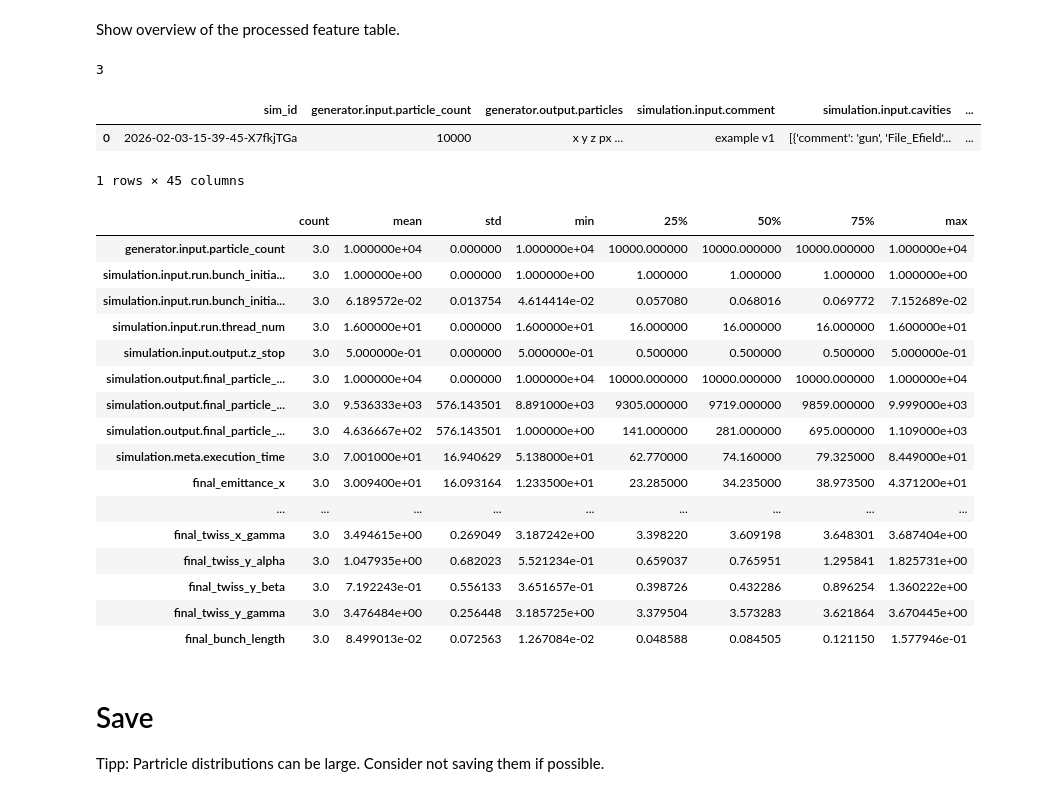
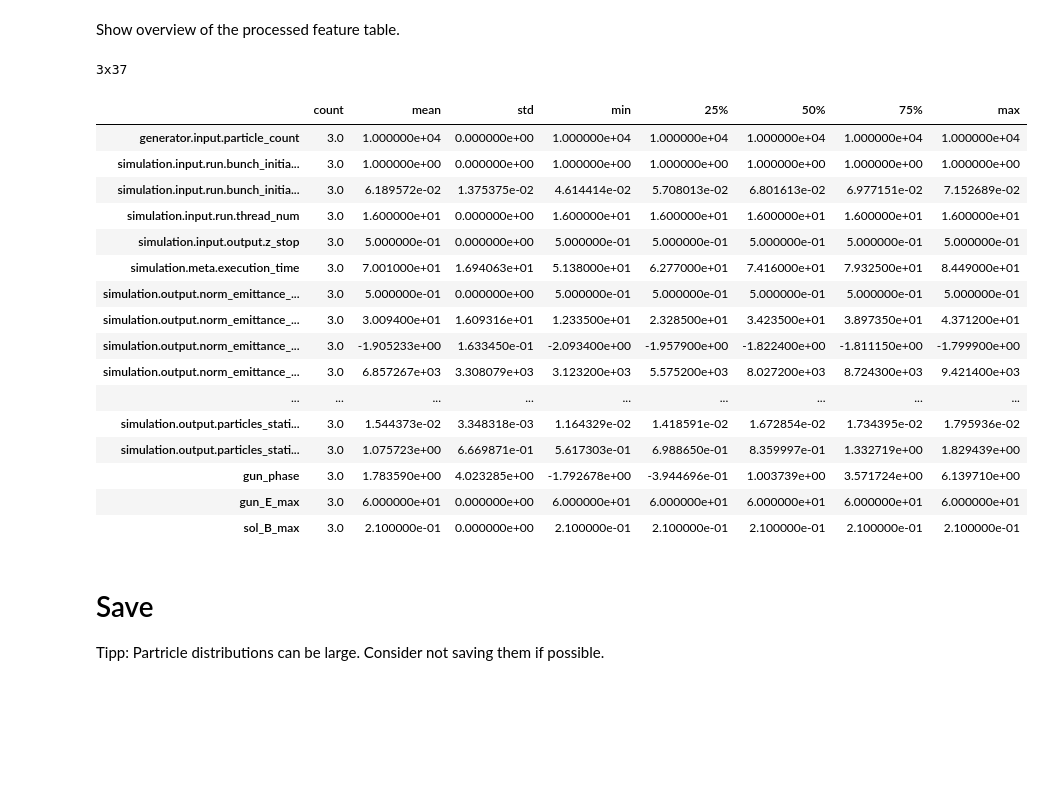
Before and after one commit to Kwasniok/astra-web, a Jupyter notebook: example/2_create_feature_table.ipynb, the cells around one changed output. Cells and saved outputs as stored; diff of their text form; code cells hidden in the pictures; blank space fills up the shorter version.

Commit message:
Chang example
simplification for more clarity

```diff
--- a/example/2_create_feature_table.ipynb
+++ b/example/2_create_feature_table.ipynb
@@ -180,22 +180,9 @@ body = {
         #
         # simulation output:
         # Note: These statistics are based on the ASTRA tables.
-        # "simulation.output.norm_emittance_table_x.z",
-        # "simulation.output.norm_emittance_table_x.position_mean",
-        # "simulation.output.norm_emittance_table_x.position_rms",
-        # "simulation.output.norm_emittance_table_x.angle_rms",
+        "simulation.output.norm_emittance_table_x.z",
         "simulation.output.norm_emittance_table_x.emittance_normalized",
         "simulation.output.norm_emittance_table_x.correlation",
-        # "simulation.output.norm_emittance_table_y.z",
-        # "simulation.output.norm_emittance_table_y.position_mean",
-        # "simulation.output.norm_emittance_table_y.position_rms",
-        # "simulation.output.norm_emittance_table_y.angle_rms",
-        "simulation.output.norm_emittance_table_y.emittance_normalized",
-        "simulation.output.norm_emittance_table_y.correlation",
-        # "simulation.output.norm_emittance_table_z.z",
-        # "simulation.output.norm_emittance_table_z.E_kin",
-        # "simulation.output.norm_emittance_table_z.position_mean",
-        # "simulation.output.norm_emittance_table_z.energy_spread_rms",
         "simulation.output.norm_emittance_table_z.emittance_normalized",
         "simulation.output.norm_emittance_table_z.correlation",
         "simulation.output.norm_emittance_table_z.E_kin",
@@ -203,14 +190,14 @@ body = {
         #
         # simulation output particle distributions:
         # Note: These statistics are based on the ASTRA particle files based via openPMD-beamphysics analysis and an alternative to the built-in ASTRA tables.
-        # WARNING: Accessing the particles can take a long time and use a lot of memory! Requesting statistics only is recommended.
+        # # WARNING: Accessing the particles can take a long time and use a lot of memory! Requesting statistics only is recommended.
         "simulation.output.particles",
         "simulation.output.particles_statistics.norm_emit_4d",
         "simulation.output.particles_statistics.std_z",
         "simulation.output.particles_statistics.twiss_alpha_x",
-        #
-        # simulation meta information:
-        # WARNING: Loading this meta data takes more time, esp. for large ASTRA .out and .log files
+        # #
+        # # simulation meta information:
+        # # WARNING: Loading this meta data takes more time, esp. for large ASTRA .out and .log files
         "simulation.meta.warnings",
         "simulation.meta.execution_time",
         "simulation.meta.cavity_auto_phasing",
@@ -586,31 +468,27 @@ def remove_outliers(df, column, min_value=None, max_value=None):
 # %% [markdown]
 Show overview of the processed feature table.
 # %%
-print(len(features))
-display(features[:1])
+print(f"{len(features)}x{len(features.columns)}")
 display(features.describe().transpose())
 # %% [output]
-3
+3x37
-|  | sim_id | generator.input.particle_count | generator.output.particles | simulation.input.comment | simulation.input.cavities | ... |
-| 0 | 2026-02-03-15-39-45-X7fkjTGa | 10000 | x y z px ... | example v1 | [{'comment': 'gun', 'File_Efield'... | ... |
+|  | count | mean | std | min | 25% | 50% | 75% | max |
+| generator.input.particle_count | 3.0 | 1.000000e+04 | 0.000000e+00 | 1.000000e+04 | 1.000000e+04 | 1.000000e+04 | 1.000000e+04 | 1.000000e+04 |
+| simulation.input.run.bunch_initia... | 3.0 | 1.000000e+00 | 0.000000e+00 | 1.000000e+00 | 1.000000e+00 | 1.000000e+00 | 1.000000e+00 | 1.000000e+00 |
+| simulation.input.run.bunch_initia... | 3.0 | 6.189572e-02 | 1.375375e-02 | 4.614414e-02 | 5.708013e-02 | 6.801613e-02 | 6.977151e-02 | 7.152689e-02 |
+| simulation.input.run.thread_num | 3.0 | 1.600000e+01 | 0.000000e+00 | 1.600000e+01 | 1.600000e+01 | 1.600000e+01 | 1.600000e+01 | 1.600000e+01 |
+| simulation.input.output.z_stop | 3.0 | 5.000000e-01 | 0.000000e+00 | 5.000000e-01 | 5.000000e-01 | 5.000000e-01 | 5.000000e-01 | 5.000000e-01 |
+| simulation.meta.execution_time | 3.0 | 7.001000e+01 | 1.694063e+01 | 5.138000e+01 | 6.277000e+01 | 7.416000e+01 | 7.932500e+01 | 8.449000e+01 |
+| simulation.output.norm_emittance_... | 3.0 | 5.000000e-01 | 0.000000e+00 | 5.000000e-01 | 5.000000e-01 | 5.000000e-01 | 5.000000e-01 | 5.000000e-01 |
+| simulation.output.norm_emittance_... | 3.0 | 3.009400e+01 | 1.609316e+01 | 1.233500e+01 | 2.328500e+01 | 3.423500e+01 | 3.897350e+01 | 4.371200e+01 |
+| simulation.output.norm_emittance_... | 3.0 | -1.905233e+00 | 1.633450e-01 | -2.093400e+00 | -1.957900e+00 | -1.822400e+00 | -1.811150e+00 | -1.799900e+00 |
+| simulation.output.norm_emittance_... | 3.0 | 6.857267e+03 | 3.308079e+03 | 3.123200e+03 | 5.575200e+03 | 8.027200e+03 | 8.724300e+03 | 9.421400e+03 |
+| ... | ... | ... | ... | ... | ... | ... | ... | ... |
+| simulation.output.particles_stati... | 3.0 | 1.544373e-02 | 3.348318e-03 | 1.164329e-02 | 1.418591e-02 | 1.672854e-02 | 1.734395e-02 | 1.795936e-02 |
+| simulation.output.particles_stati... | 3.0 | 1.075723e+00 | 6.669871e-01 | 5.617303e-01 | 6.988650e-01 | 8.359997e-01 | 1.332719e+00 | 1.829439e+00 |
+| gun_phase | 3.0 | 1.783590e+00 | 4.023285e+00 | -1.792678e+00 | -3.944696e-01 | 1.003739e+00 | 3.571724e+00 | 6.139710e+00 |
+| gun_E_max | 3.0 | 6.000000e+01 | 0.000000e+00 | 6.000000e+01 | 6.000000e+01 | 6.000000e+01 | 6.000000e+01 | 6.000000e+01 |
+| sol_B_max | 3.0 | 2.100000e-01 | 0.000000e+00 | 2.100000e-01 | 2.100000e-01 | 2.100000e-01 | 2.100000e-01 | 2.100000e-01 |
-1 rows × 45 columns
-|  | count | mean | std | min | 25% | 50% | 75% | max |
-| generator.input.particle_count | 3.0 | 1.000000e+04 | 0.000000 | 1.000000e+04 | 10000.000000 | 10000.000000 | 10000.000000 | 1.000000e+04 |
-| simulation.input.run.bunch_initia... | 3.0 | 1.000000e+00 | 0.000000 | 1.000000e+00 | 1.000000 | 1.000000 | 1.000000 | 1.000000e+00 |
-| simulation.input.run.bunch_initia... | 3.0 | 6.189572e-02 | 0.013754 | 4.614414e-02 | 0.057080 | 0.068016 | 0.069772 | 7.152689e-02 |
-| simulation.input.run.thread_num | 3.0 | 1.600000e+01 | 0.000000 | 1.600000e+01 | 16.000000 | 16.000000 | 16.000000 | 1.600000e+01 |
-| simulation.input.output.z_stop | 3.0 | 5.000000e-01 | 0.000000 | 5.000000e-01 | 0.500000 | 0.500000 | 0.500000 | 5.000000e-01 |
-| simulation.output.final_particle_... | 3.0 | 1.000000e+04 | 0.000000 | 1.000000e+04 | 10000.000000 | 10000.000000 | 10000.000000 | 1.000000e+04 |
-| simulation.output.final_particle_... | 3.0 | 9.536333e+03 | 576.143501 | 8.891000e+03 | 9305.000000 | 9719.000000 | 9859.000000 | 9.999000e+03 |
-| simulation.output.final_particle_... | 3.0 | 4.636667e+02 | 576.143501 | 1.000000e+00 | 141.000000 | 281.000000 | 695.000000 | 1.109000e+03 |
-| simulation.meta.execution_time | 3.0 | 7.001000e+01 | 16.940629 | 5.138000e+01 | 62.770000 | 74.160000 | 79.325000 | 8.449000e+01 |
-| final_emittance_x | 3.0 | 3.009400e+01 | 16.093164 | 1.233500e+01 | 23.285000 | 34.235000 | 38.973500 | 4.371200e+01 |
-| ... | ... | ... | ... | ... | ... | ... | ... | ... |
-| final_twiss_x_gamma | 3.0 | 3.494615e+00 | 0.269049 | 3.187242e+00 | 3.398220 | 3.609198 | 3.648301 | 3.687404e+00 |
-| final_twiss_y_alpha | 3.0 | 1.047935e+00 | 0.682023 | 5.521234e-01 | 0.659037 | 0.765951 | 1.295841 | 1.825731e+00 |
-| final_twiss_y_beta | 3.0 | 7.192243e-01 | 0.556133 | 3.651657e-01 | 0.398726 | 0.432286 | 0.896254 | 1.360222e+00 |
-| final_twiss_y_gamma | 3.0 | 3.476484e+00 | 0.256448 | 3.185725e+00 | 3.379504 | 3.573283 | 3.621864 | 3.670445e+00 |
-| final_bunch_length | 3.0 | 8.499013e-02 | 0.072563 | 1.267084e-02 | 0.048588 | 0.084505 | 0.121150 | 1.577946e-01 |
 # %% [markdown]
 # Save
 
```
Also changed, not shown: parts of 27 cells of this notebook.
